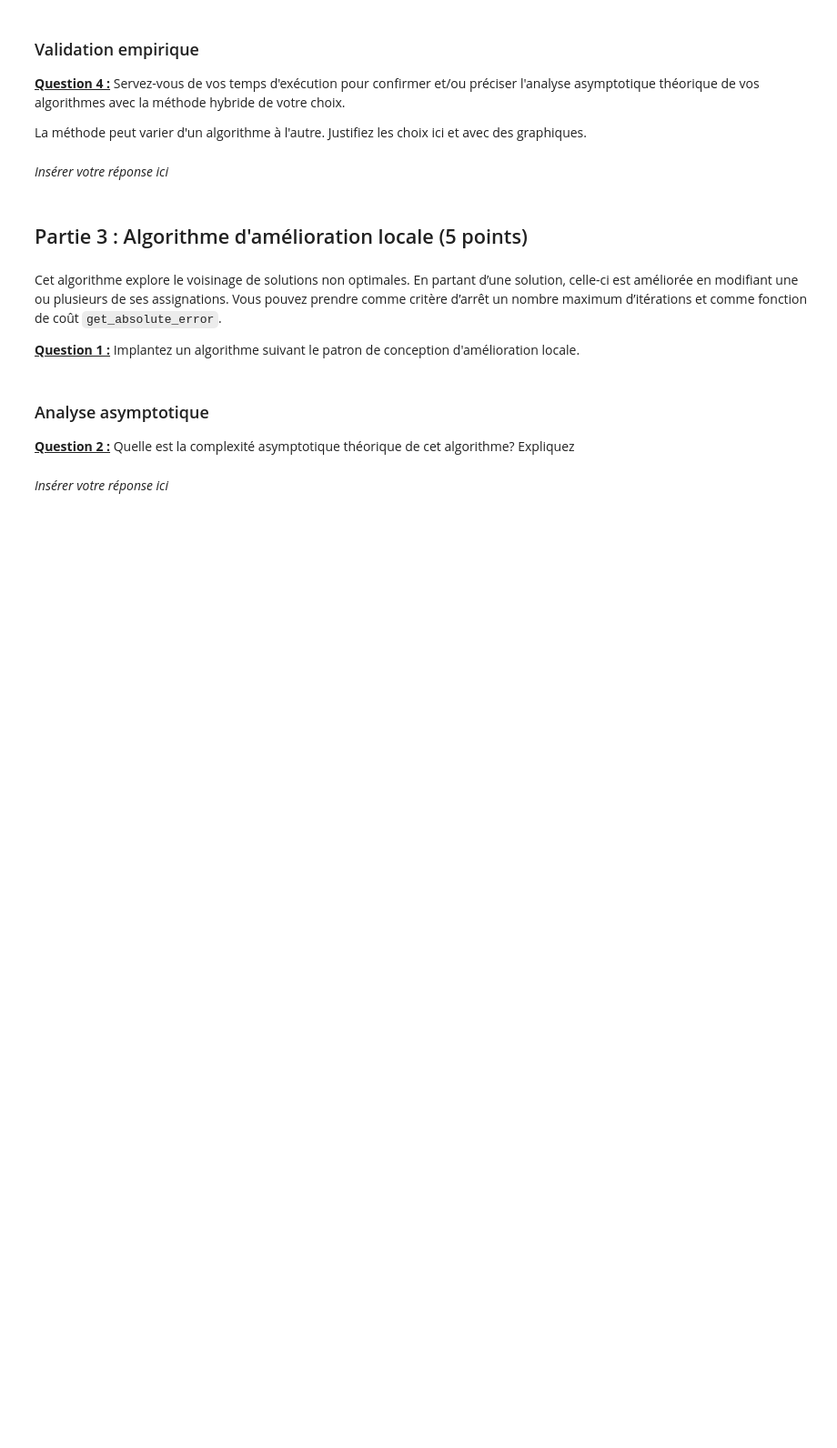
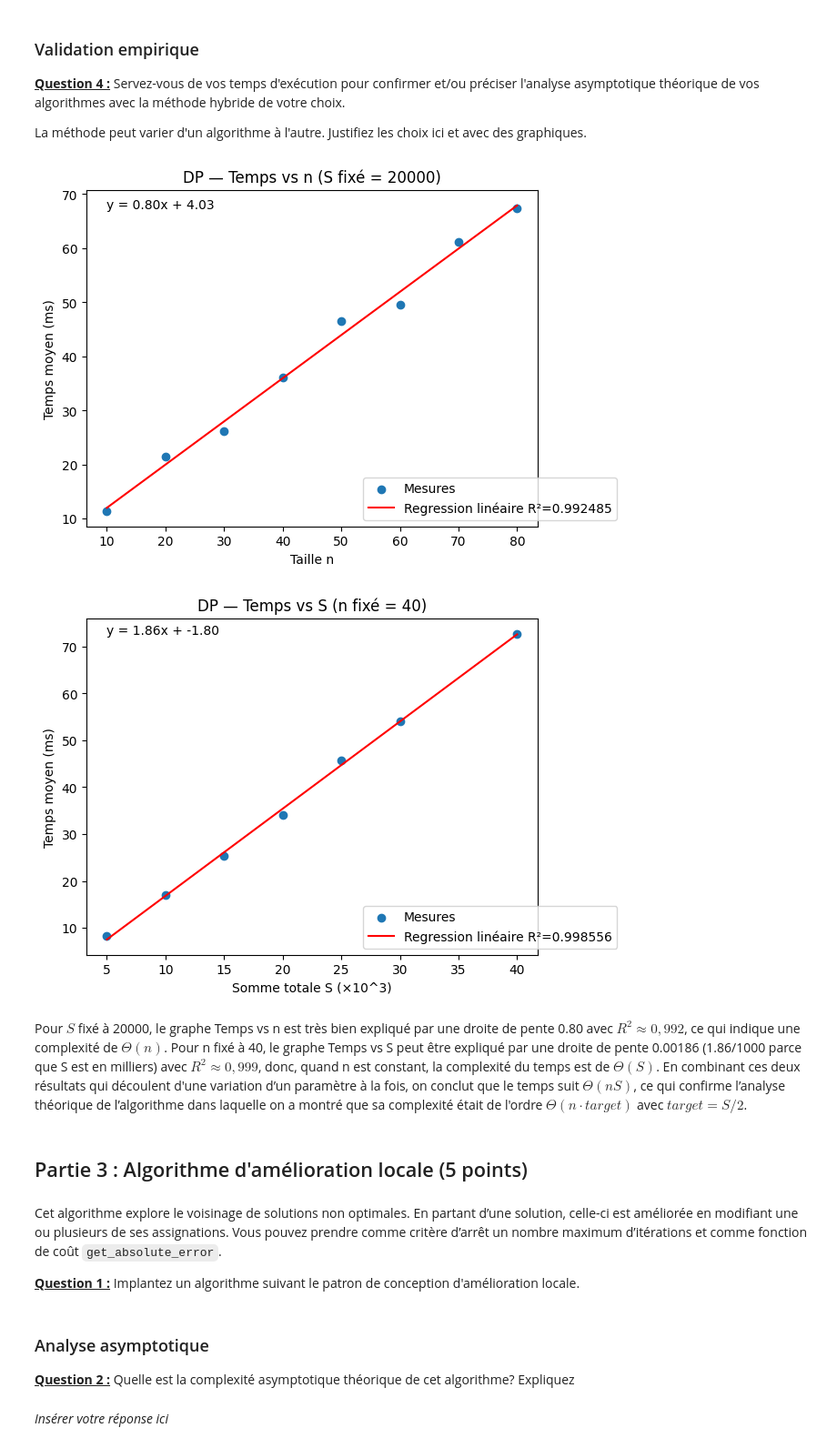
Before and after one commit to Christ2002/TP2_ConceptionAlgo, a Jupyter notebook: TP2_H26_v4.ipynb, the cells around one changed output. Shown at 91% size. Drawn from its saved outputs; the diff is of its cells as text; code cells hidden in the pictures; blank space fills up the shorter version.

```diff
--- a/TP2_H26_v4.ipynb
+++ b/TP2_H26_v4.ipynb
@@ -435,8 +547,37 @@ Ainsi, l'algorithme de programmation dynamique répondant à ce problème consis
 <u>**Question 4 :**</u> Servez-vous de vos temps d'exécution pour confirmer et/ou préciser l'analyse asymptotique théorique de vos algorithmes avec la méthode hybride de votre choix.
 
 La méthode peut varier d'un algorithme à l'autre. Justifiez les choix ici et avec des graphiques.
-# %% [markdown]
-*Insérer votre réponse ici*
+# %%
+#N.B: Le Code est généré par ChatGPT
+# DP — varier n, S fixé (grand) pour obtenir des temps > ~10ms
+total_fix = 20000  # augmente si encore trop petit, ex: 50000
+
+sizes = [10, 20, 30, 40, 50, 60, 70, 80]
+problems_n = make_problems(sizes=sizes, totals=[total_fix], num_samples=10, gen_algo=simple)
+measures_n = measure_range(dynamic, problems_n)
+
+data_time_vs_n = {m.size: m.mean_time for m in measures_n}
+test_de_puissance(data_time_vs_n, "Taille n", "Temps moyen (ms)", f"DP — Temps vs n (S fixé = {total_fix})")
+
+# DP — varier S, n fixé
+n_fix = 40
+totals = [5000, 10000, 15000, 20000, 25000, 30000, 40000]  # pairs
+
+problems_S = make_problems(sizes=[n_fix], totals=totals, num_samples=10, gen_algo=simple)
+measures_S = measure_range(dynamic, problems_S)
+
+#data_time_vs_S = {m.total: m.mean_time for m in measures_S}
+#test_de_puissance(data_time_vs_S, "Somme totale S", "Temps moyen (ms)", f"DP — Temps vs S (n fixé = {n_fix})")
+data_time_vs_S_k = {m.total/1000: m.mean_time for m in measures_S}  # S en milliers
+test_de_puissance(data_time_vs_S_k, "Somme totale S (×10^3)", "Temps moyen (ms)",
+                 f"DP — Temps vs S (n fixé = {n_fix})")
+# %% [output]
+[figure, added]
+[figure, added]
+# %% [markdown]
+Pour $S$ fixé à 20000, le graphe Temps vs n est très bien expliqué par une droite de pente 0.80 avec ${R^2 \approx 0{,}992}$, ce qui indique une complexité de $\Theta(n)$.
+Pour n fixé à 40, le graphe Temps vs S peut être expliqué par une droite de pente 0.00186 (1.86/1000 parce que S est en milliers) avec ${R^2 \approx 0{,}999}$, donc, quand n est constant, la complexité du temps est de $\Theta(S)$.
+En combinant ces deux résultats qui découlent d'une variation d’un paramètre à la fois, on conclut que le temps suit $\Theta(nS)$, ce qui confirme l’analyse théorique de l’algorithme dans laquelle on a montré que sa complexité était de l'ordre $\Theta(n\cdot target)$ avec $target=S/2$.
 # %% [markdown]
 ## Partie 3 : Algorithme d'amélioration locale (5 points)
 # %% [markdown]
```
Also changed, not shown: parts of 5 cells of this notebook.
